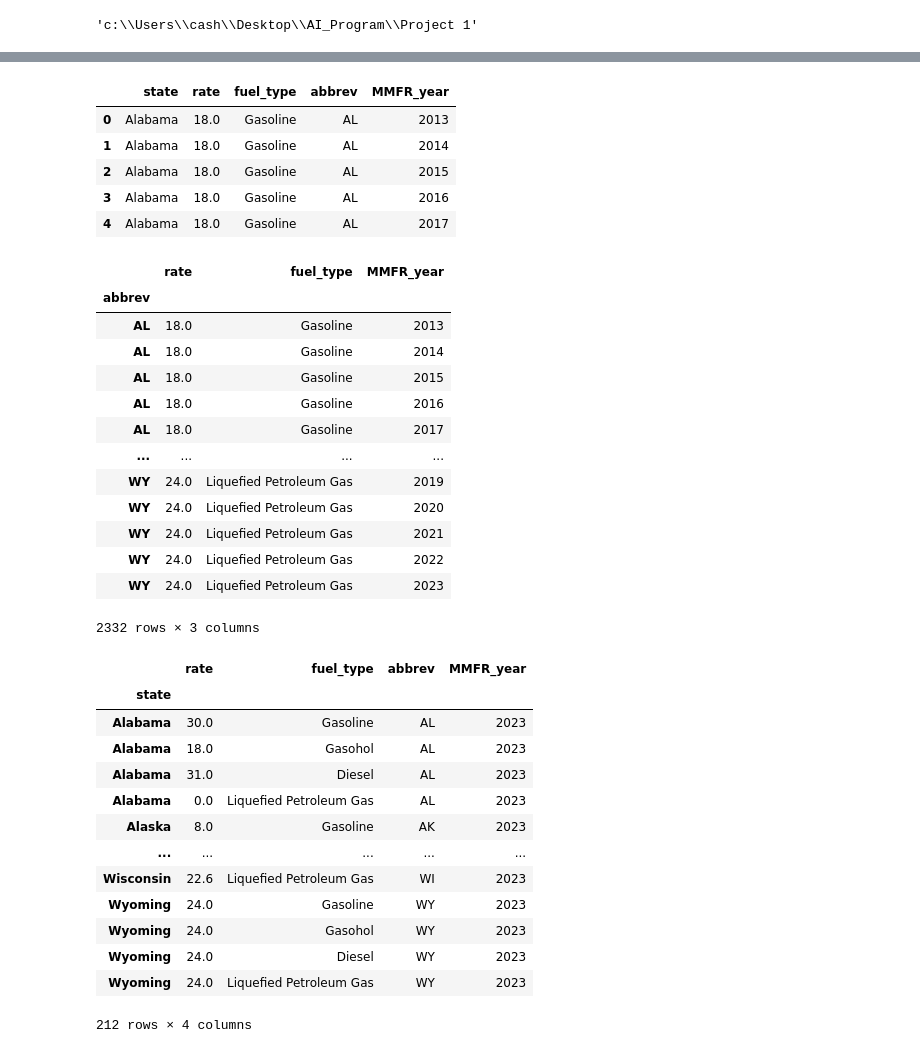
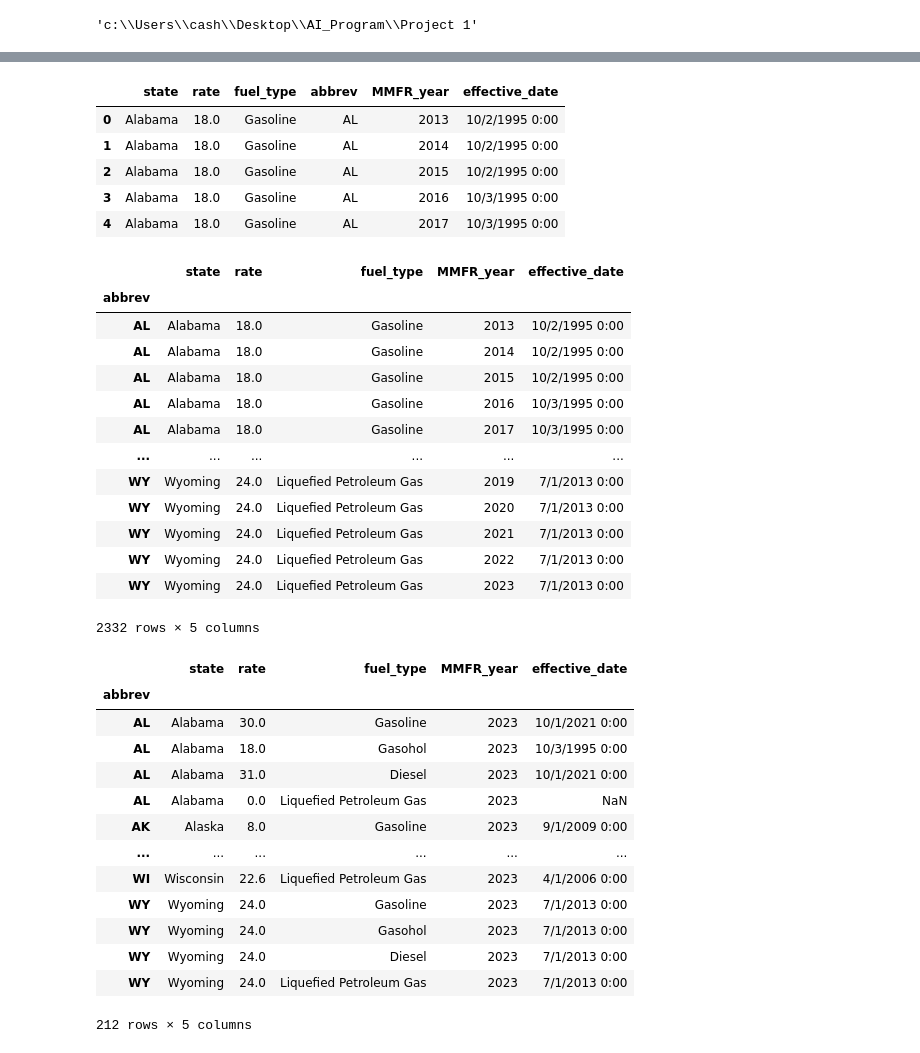
Before and after one commit to AJ-AI1/Project, a Jupyter notebook: pandas_rates.ipynb, the cells around one changed output, grey strips where cells are left out. Cells and saved outputs as stored; diff of their text form; code cells hidden in the pictures.

```diff
--- a/pandas_rates.ipynb
+++ b/pandas_rates.ipynb
@@ -56,29 +23,29 @@ plt.tight_layout()
 # %%
-# Show mulitple specific columns--note the extra brackets
-rates_sorted_df = rates_df[["state", "rate", "fuel_type", "abbrev", "MMFR_year"]]
+# Show mulitple specific columns needed
+rates_sorted_df = rates_df[["state", "rate", "fuel_type", "abbrev", "MMFR_year", "effective_date"]]
 rates_sorted_df.head()
 # %% [output]
-|  | state | rate | fuel_type | abbrev | MMFR_year |
-| 0 | Alabama | 18.0 | Gasoline | AL | 2013 |
-| 1 | Alabama | 18.0 | Gasoline | AL | 2014 |
-| 2 | Alabama | 18.0 | Gasoline | AL | 2015 |
-| 3 | Alabama | 18.0 | Gasoline | AL | 2016 |
-| 4 | Alabama | 18.0 | Gasoline | AL | 2017 |
+|  | state | rate | fuel_type | abbrev | MMFR_year | effective_date |
+| 0 | Alabama | 18.0 | Gasoline | AL | 2013 | 10/2/1995 0:00 |
+| 1 | Alabama | 18.0 | Gasoline | AL | 2014 | 10/2/1995 0:00 |
+| 2 | Alabama | 18.0 | Gasoline | AL | 2015 | 10/2/1995 0:00 |
+| 3 | Alabama | 18.0 | Gasoline | AL | 2016 | 10/3/1995 0:00 |
+| 4 | Alabama | 18.0 | Gasoline | AL | 2017 | 10/3/1995 0:00 |
 # %%
 rates_sorted_df.set_index('abbrev', inplace=True)
 rates_sorted_df
 # %% [output]
-|  | rate | fuel_type | MMFR_year |
-| abbrev |  |  |  |
-| AL | 18.0 | Gasoline | 2013 |
-| AL | 18.0 | Gasoline | 2014 |
-| AL | 18.0 | Gasoline | 2015 |
-| AL | 18.0 | Gasoline | 2016 |
-| AL | 18.0 | Gasoline | 2017 |
-| ... | ... | ... | ... |
-| WY | 24.0 | Liquefied Petroleum Gas | 2019 |
-| WY | 24.0 | Liquefied Petroleum Gas | 2020 |
-| WY | 24.0 | Liquefied Petroleum Gas | 2021 |
-| WY | 24.0 | Liquefied Petroleum Gas | 2022 |
-| WY | 24.0 | Liquefied Petroleum Gas | 2023 |
+|  | state | rate | fuel_type | MMFR_year | effective_date |
+| abbrev |  |  |  |  |  |
+| AL | Alabama | 18.0 | Gasoline | 2013 | 10/2/1995 0:00 |
+| AL | Alabama | 18.0 | Gasoline | 2014 | 10/2/1995 0:00 |
+| AL | Alabama | 18.0 | Gasoline | 2015 | 10/2/1995 0:00 |
+| AL | Alabama | 18.0 | Gasoline | 2016 | 10/3/1995 0:00 |
+| AL | Alabama | 18.0 | Gasoline | 2017 | 10/3/1995 0:00 |
+| ... | ... | ... | ... | ... | ... |
+| WY | Wyoming | 24.0 | Liquefied Petroleum Gas | 2019 | 7/1/2013 0:00 |
+| WY | Wyoming | 24.0 | Liquefied Petroleum Gas | 2020 | 7/1/2013 0:00 |
+| WY | Wyoming | 24.0 | Liquefied Petroleum Gas | 2021 | 7/1/2013 0:00 |
+| WY | Wyoming | 24.0 | Liquefied Petroleum Gas | 2022 | 7/1/2013 0:00 |
+| WY | Wyoming | 24.0 | Liquefied Petroleum Gas | 2023 | 7/1/2013 0:00 |
-2332 rows × 3 columns
+2332 rows × 5 columns
@@ -89,20 +53,20 @@ rates_years_df_sorted
 rates_years_df = rates_sorted_df[rates_sorted_df['MMFR_year'] == 2023]
 rates_years_df
 # %% [output]
-|  | rate | fuel_type | abbrev | MMFR_year |
-| state |  |  |  |  |
-| Alabama | 30.0 | Gasoline | AL | 2023 |
-| Alabama | 18.0 | Gasohol | AL | 2023 |
-| Alabama | 31.0 | Diesel | AL | 2023 |
-| Alabama | 0.0 | Liquefied Petroleum Gas | AL | 2023 |
-| Alaska | 8.0 | Gasoline | AK | 2023 |
-| ... | ... | ... | ... | ... |
-| Wisconsin | 22.6 | Liquefied Petroleum Gas | WI | 2023 |
-| Wyoming | 24.0 | Gasoline | WY | 2023 |
-| Wyoming | 24.0 | Gasohol | WY | 2023 |
-| Wyoming | 24.0 | Diesel | WY | 2023 |
-| Wyoming | 24.0 | Liquefied Petroleum Gas | WY | 2023 |
+|  | state | rate | fuel_type | MMFR_year | effective_date |
+| abbrev |  |  |  |  |  |
+| AL | Alabama | 30.0 | Gasoline | 2023 | 10/1/2021 0:00 |
+| AL | Alabama | 18.0 | Gasohol | 2023 | 10/3/1995 0:00 |
+| AL | Alabama | 31.0 | Diesel | 2023 | 10/1/2021 0:00 |
+| AL | Alabama | 0.0 | Liquefied Petroleum Gas | 2023 | NaN |
+| AK | Alaska | 8.0 | Gasoline | 2023 | 9/1/2009 0:00 |
+| ... | ... | ... | ... | ... | ... |
+| WI | Wisconsin | 22.6 | Liquefied Petroleum Gas | 2023 | 4/1/2006 0:00 |
+| WY | Wyoming | 24.0 | Gasoline | 2023 | 7/1/2013 0:00 |
+| WY | Wyoming | 24.0 | Gasohol | 2023 | 7/1/2013 0:00 |
+| WY | Wyoming | 24.0 | Diesel | 2023 | 7/1/2013 0:00 |
+| WY | Wyoming | 24.0 | Liquefied Petroleum Gas | 2023 | 7/1/2013 0:00 |
-212 rows × 4 columns
+212 rows × 5 columns
 # %%
 rates_years_df_sorted = rates_years_df[rates_years_df['fuel_type'] == 'Diesel']
 rates_years_df_sorted.head()
```
Also changed, not shown: parts of 11 cells of this notebook.
